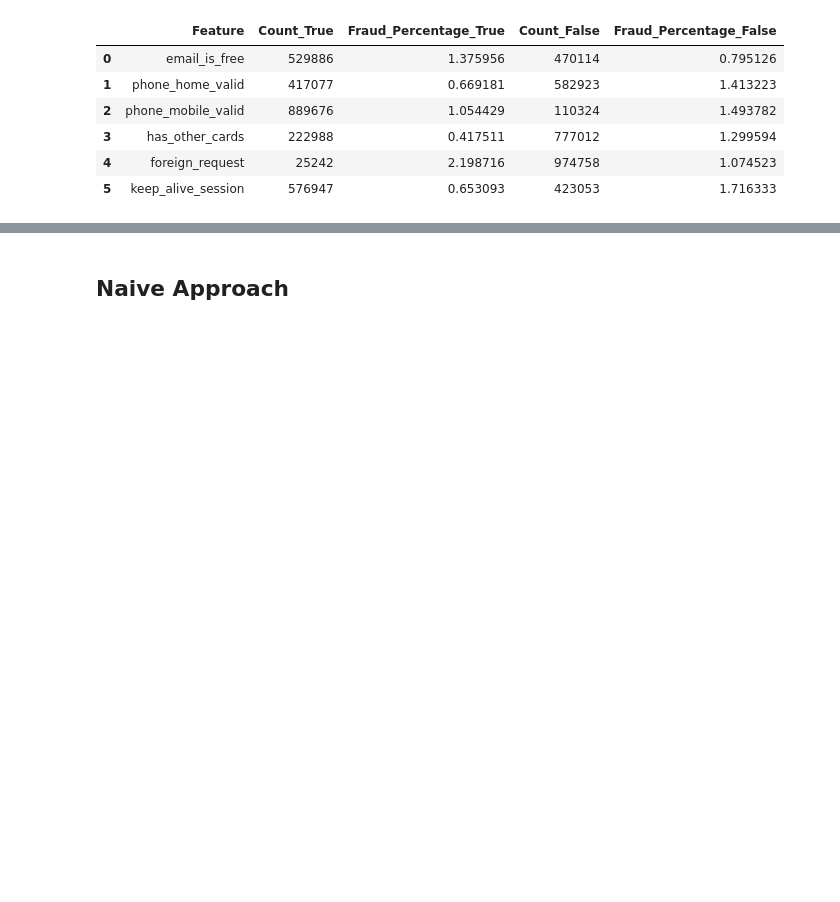
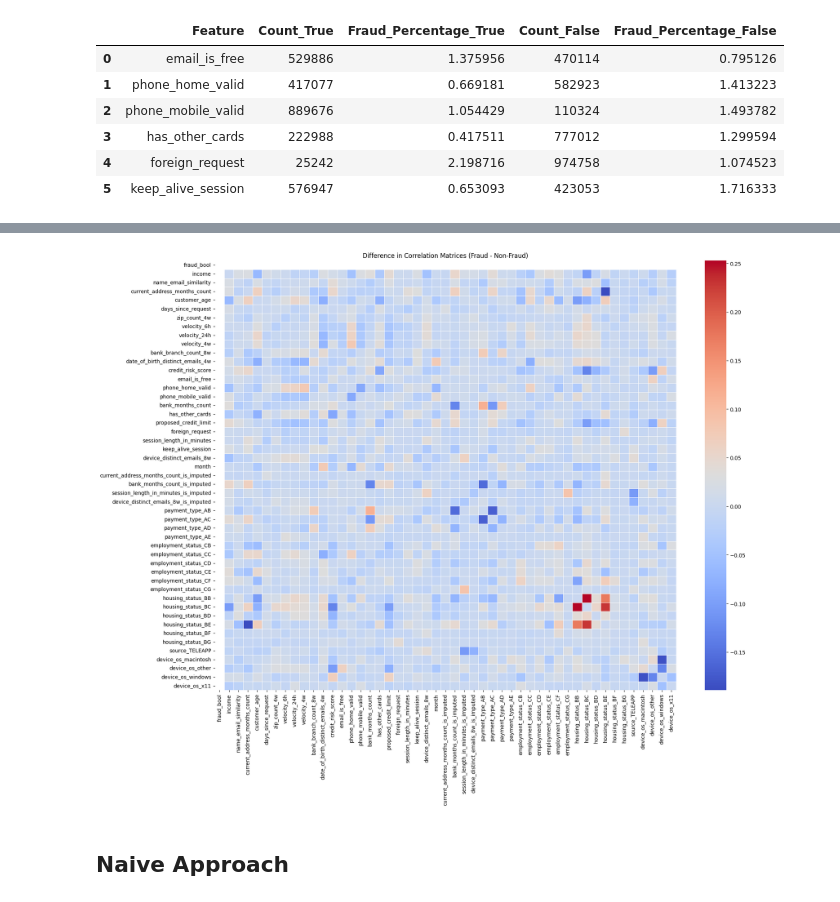
Before and after one commit to jwickham1023/DSCI445-Final-Project, a Jupyter notebook: paper.ipynb, the cells around one changed output, grey strips where cells are left out. Cells and saved outputs as stored; diff of their text form; code cells hidden in the pictures; blank space fills up the shorter version.

```diff
--- a/paper.ipynb
+++ b/paper.ipynb
@@ -450,3 +425,24 @@ all_models = pd.read_csv("model_results.csv")
+# %%
+'''TABLE #5'''
+
+data_for_analysis = cleaned_data.copy()
+
+# Fraud Cases Only
+fraud_corr = data_for_analysis[data_for_analysis['fraud_bool'] == 1].corr()
+
+# Non-Fraud Cases Only
+nonfraud_corr = data_for_analysis[data_for_analysis['fraud_bool'] == 0].corr()
+
+# Step 4: Calculate the difference between the correlation matrices
+correlation_difference = fraud_corr - nonfraud_corr
+
+# Step 5: Plot Difference in Correlations
+plt.figure(figsize=(20, 15))
+sns.heatmap(correlation_difference,cmap='coolwarm', linewidths=0.5)
+plt.title('Difference in Correlation Matrices (Fraud - Non-Fraud)')
+plt.show()
+# %% [output]
+[figure, added]
 # %% [markdown]
 ## Naive Approach
 # %% [markdown]
```
Also changed, not shown: parts of 12 cells of this notebook.
